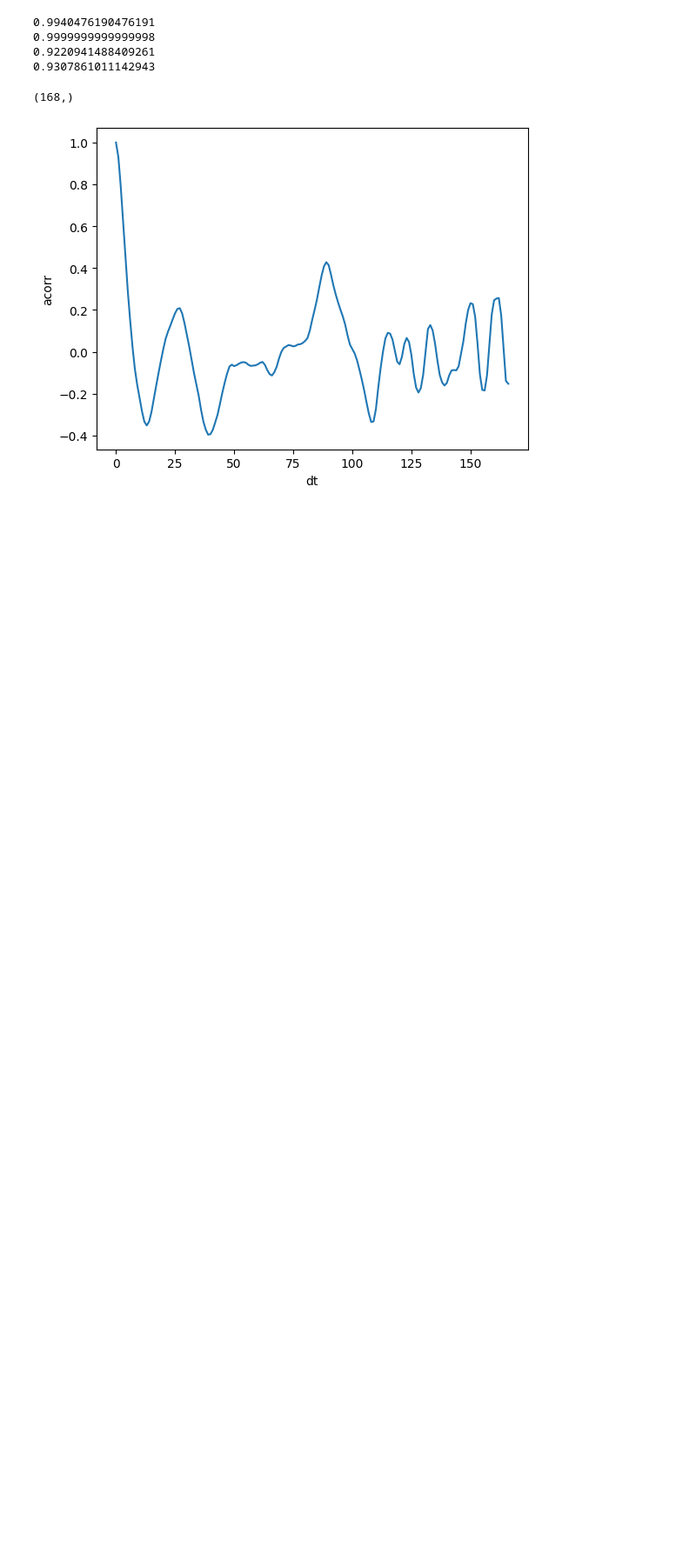
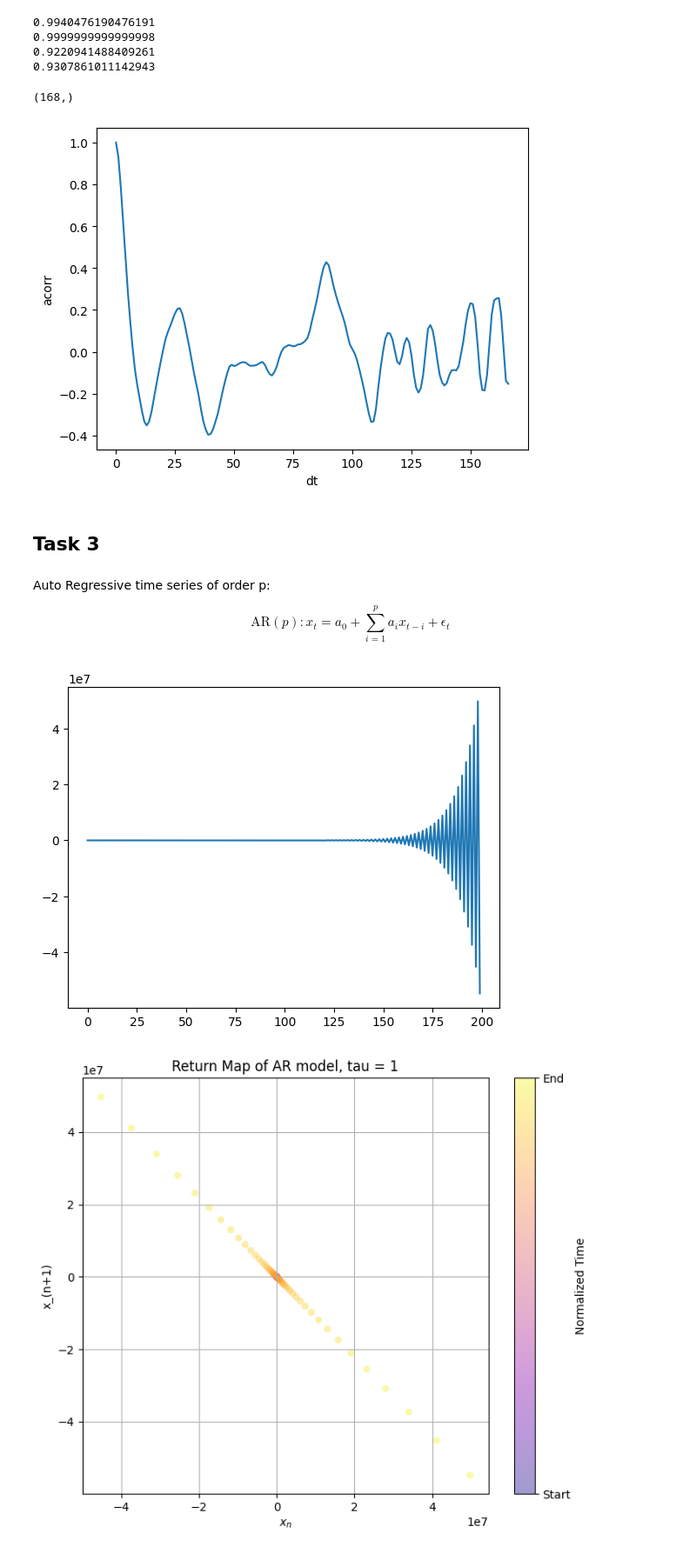
Before and after one commit to Sam-RvandV/TSM_SS2025, a Jupyter notebook: exercises/ex1/Rouppe-Sange-sheet01.ipynb, the cells around one changed output. Shown at 87% size. Cells and saved outputs as stored; diff of their text form; code cells hidden in the pictures; blank space fills up the shorter version.

Commit message:
Update Rouppe-Sange-sheet01.ipynb
tasks done, text remaining

```diff
--- a/exercises/ex1/Rouppe-Sange-sheet01.ipynb
+++ b/exercises/ex1/Rouppe-Sange-sheet01.ipynb
@@ -10,24 +10,27 @@ import scipy.signal as sg
 # %%
 class Data:
     """
-    treating the data for task 1
+    Data treatment class
     Parameters:
         path (str) : path for loading data
         skiprows (int) : skipping header rows default 1
     """
 
-    def __init__(self, path: str, elements: list=None, **kwargs):
-        self.path = path
-        if path.endswith('.csv'):
-            self.elements = elements
-            self.raw = np.loadtxt(self.path,**kwargs).T
-        elif path.endswith('.xls'):
-            df = pd.read_excel('investment.xls')
-            self.elements = df.columns.tolist()
-            self.raw = df.to_numpy().T
+    def __init__(self, path: str, elements: list=None, raw=None, **kwargs):
+        if type(raw) == type(None):
+            self.path = path
+            if path.endswith('.csv'):
+                self.elements = elements
+                self.raw = np.loadtxt(self.path,**kwargs).T
+            elif path.endswith('.xls'):
+                df = pd.read_excel('investment.xls')
+                self.elements = df.columns.tolist()
+                self.raw = df.to_numpy().T
+        else:
+            self.raw = raw
 
         if len(np.shape(self.raw)) != 2:
-            np.expand_dims(self.raw, axis=0)
+            self.raw = np.expand_dims(self.raw, axis=0)
 
     def get_raw(self):
         return self.raw
@@ -432,3 +435,9 @@ plt.show()
 # %% [output]
 (168,)
 [figure]
+# %% [markdown]
+## Task 3
+# %% [markdown]
+Auto Regressive time series of order p:
+
+$$\text{AR}(p) : x_t = a_0 + \sum_{i=1}^p a_i x_{t-i} + \epsilon_t $$
@@ -434,0 +500,21 @@ plt.show()
+# %%
+AR4 = AR_model([0,-0.8,0,0,0.4],[0,0,0,0],loc=0.0, scale=1.0, size=1)
+
+TS_200 = AR4(200)
+
+AR_TS_DATA = Data('dum',raw=TS_200)
+
+plt.plot(TS_200)
+plt.show()
+
+fig = plt.figure(figsize=(7, 6))
+
+ax = fig.add_subplot(111)
+AR_TS_DATA.return_map(0, tau=1, title="AR model", cmap='plasma',ax = ax)
+#ax.plot(range(int(-1e8),int(1e8),int(1e7)),-0.8*np.array(range(int(-1e8),int(1e8),int(1e7))))
+
+plt.tight_layout()
+plt.show()
+# %% [output]
+[figure, added]
+[figure, added]
```
Also changed, not shown: parts of 2 cells of this notebook.
